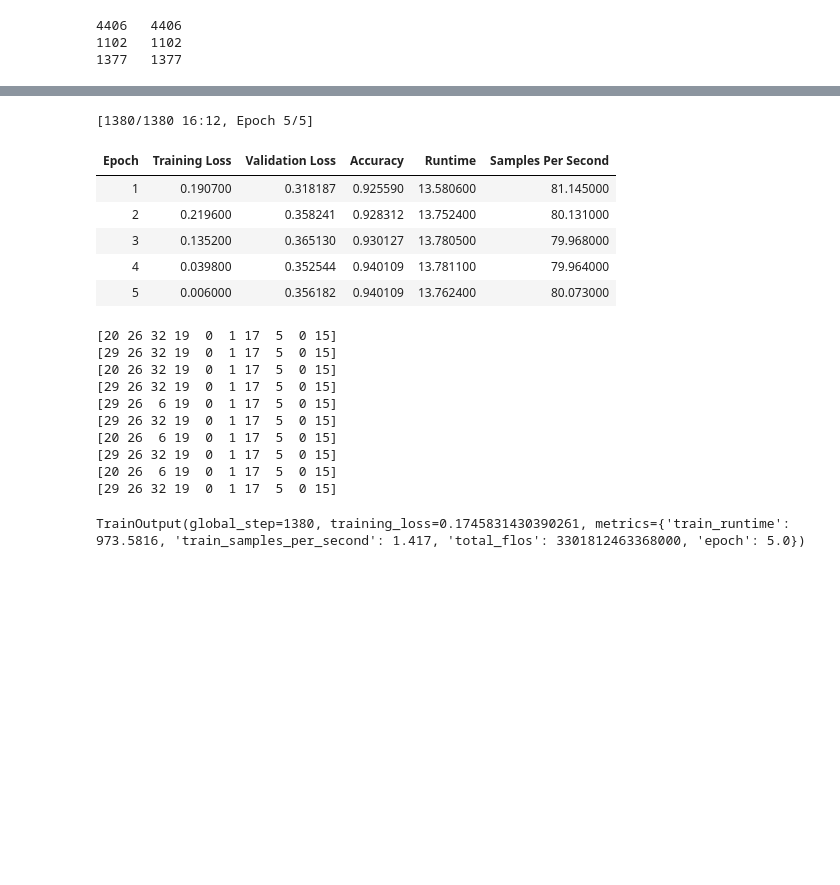
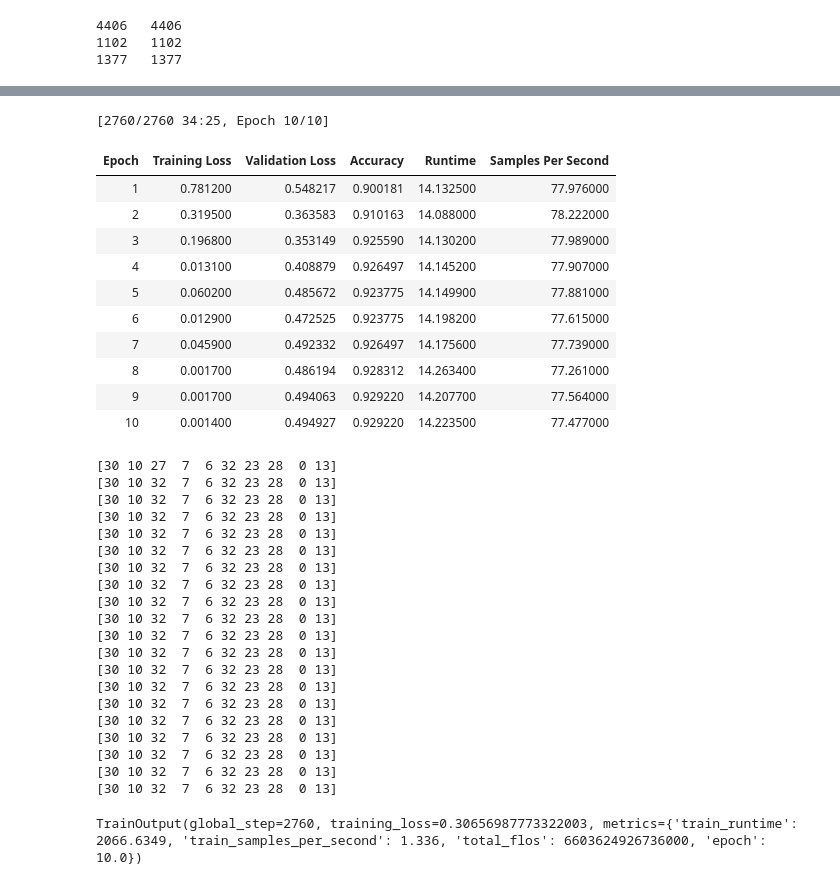
Before and after one commit to bogus1aw/text-classification-benchmark, a Jupyter notebook: M_herBERT_wiki.ipynb, the cells around one changed output, grey strips where cells are left out. Saved outputs shown, nothing was run; the diff lists cells and outputs as text; code cells hidden in the pictures; blank space fills up the shorter version.

Commit message:
benchamark on full wiki dataset for 10 epoch

```diff
--- a/M_herBERT_wiki.ipynb
+++ b/M_herBERT_wiki.ipynb
@@ -51,8 +34,12 @@ def load_corpora_to_dataframe(corpora):
   # trainDF['label'] = labels
   # return trainDF
 
-raw_corpora = '/content/drive/MyDrive/master_datasets/wiki_preprocessed/wikiInOneFileDataset.txt'
-texts, labels = load_corpora_to_dataframe(raw_corpora)
+#raw
+corpora = '/content/drive/MyDrive/master_datasets/wiki_preprocessed/wikiInOneFileDataset.txt'
+#lemmas
+# corpora = '/content/drive/MyDrive/master_datasets/wiki_preprocessed/wikiInOneFileDataset_lemmas.txt'
+
+texts, labels = load_corpora_to_dataframe(corpora)
 # %%
 from sklearn.model_selection import train_test_split
 # create test dataset
@@ -117,58 +104,73 @@ test_dataset = wikiDataset(test_encodings, test_labels)
 from transformers import Trainer, TrainingArguments
 
 training_args = TrainingArguments(
-    output_dir='./results',          # output directory
+    output_dir='./results',
     evaluation_strategy = "epoch",
-    num_train_epochs=5,              # total number of training epochs
-    per_device_train_batch_size=16,  # batch size per device during training
-    per_device_eval_batch_size=64,   # batch size for evaluation
-    warmup_steps=500,                # number of warmup steps for learning rate scheduler
-    weight_decay=0.01,               # strength of weight decay
-    logging_dir='./logs',            # directory for storing logs
+    num_train_epochs=10,
+    per_device_train_batch_size=16,
+    per_device_eval_batch_size=64,
+    warmup_steps=500,
+    weight_decay=0.01,
+    logging_dir='./logs',
     logging_steps=10,
     load_best_model_at_end=True,
     metric_for_best_model="accuracy"
 )
 
 from datasets import load_metric
 import numpy as np
 metric = load_metric('accuracy')
 
 def compute_metrics(eval_pred):
     predictions, labels = eval_pred
     predictions = np.argmax(predictions, axis=1)
     print(predictions[:10])
     print(labels[:10])
     return metric.compute(predictions=predictions, references=labels)
 
 trainer = Trainer(
     model=model,                         # the instantiated 🤗 Transformers model to be trained
     args=training_args,                  # training arguments, defined above
     train_dataset=train_dataset,         # training dataset
     eval_dataset=val_dataset,             # evaluation dataset
     tokenizer=tokenizer,
     compute_metrics=compute_metrics
 )
 trainer.train()
 # %% [output]
-[1380/1380 16:12, Epoch 5/5]
+[2760/2760 34:25, Epoch 10/10]
 | Epoch | Training Loss | Validation Loss | Accuracy | Runtime | Samples Per Second |
-| 1 | 0.190700 | 0.318187 | 0.925590 | 13.580600 | 81.145000 |
-| 2 | 0.219600 | 0.358241 | 0.928312 | 13.752400 | 80.131000 |
-| 3 | 0.135200 | 0.365130 | 0.930127 | 13.780500 | 79.968000 |
-| 4 | 0.039800 | 0.352544 | 0.940109 | 13.781100 | 79.964000 |
-| 5 | 0.006000 | 0.356182 | 0.940109 | 13.762400 | 80.073000 |
+| 1 | 0.781200 | 0.548217 | 0.900181 | 14.132500 | 77.976000 |
+| 2 | 0.319500 | 0.363583 | 0.910163 | 14.088000 | 78.222000 |
+| 3 | 0.196800 | 0.353149 | 0.925590 | 14.130200 | 77.989000 |
+| 4 | 0.013100 | 0.408879 | 0.926497 | 14.145200 | 77.907000 |
+| 5 | 0.060200 | 0.485672 | 0.923775 | 14.149900 | 77.881000 |
+| 6 | 0.012900 | 0.472525 | 0.923775 | 14.198200 | 77.615000 |
+| 7 | 0.045900 | 0.492332 | 0.926497 | 14.175600 | 77.739000 |
+| 8 | 0.001700 | 0.486194 | 0.928312 | 14.263400 | 77.261000 |
+| 9 | 0.001700 | 0.494063 | 0.929220 | 14.207700 | 77.564000 |
+| 10 | 0.001400 | 0.494927 | 0.929220 | 14.223500 | 77.477000 |
-[20 26 32 19  0  1 17  5  0 15]
-[29 26 32 19  0  1 17  5  0 15]
-[20 26 32 19  0  1 17  5  0 15]
-[29 26 32 19  0  1 17  5  0 15]
-[29 26  6 19  0  1 17  5  0 15]
-[29 26 32 19  0  1 17  5  0 15]
-[20 26  6 19  0  1 17  5  0 15]
-[29 26 32 19  0  1 17  5  0 15]
-[20 26  6 19  0  1 17  5  0 15]
-[29 26 32 19  0  1 17  5  0 15]
+[30 10 27  7  6 32 23 28  0 13]
+[30 10 32  7  6 32 23 28  0 13]
+[30 10 32  7  6 32 23 28  0 13]
+[30 10 32  7  6 32 23 28  0 13]
+[30 10 32  7  6 32 23 28  0 13]
+[30 10 32  7  6 32 23 28  0 13]
+[30 10 32  7  6 32 23 28  0 13]
+[30 10 32  7  6 32 23 28  0 13]
+[30 10 32  7  6 32 23 28  0 13]
+[30 10 32  7  6 32 23 28  0 13]
+[30 10 32  7  6 32 23 28  0 13]
+[30 10 32  7  6 32 23 28  0 13]
+[30 10 32  7  6 32 23 28  0 13]
+[30 10 32  7  6 32 23 28  0 13]
+[30 10 32  7  6 32 23 28  0 13]
+[30 10 32  7  6 32 23 28  0 13]
+[30 10 32  7  6 32 23 28  0 13]
+[30 10 32  7  6 32 23 28  0 13]
+[30 10 32  7  6 32 23 28  0 13]
+[30 10 32  7  6 32 23 28  0 13]
-TrainOutput(global_step=1380, training_loss=0.1745831430390261, metrics={'train_runtime': 973.5816, 'train_samples_per_second': 1.417, 'total_flos': 3301812463368000, 'epoch': 5.0})
+TrainOutput(global_step=2760, training_loss=0.30656987773322003, metrics={'train_runtime': 2066.6349, 'train_samples_per_second': 1.336, 'total_flos': 6603624926736000, 'epoch': 10.0})
 # %%
 trainer.evaluate()
 # %% [output]
```
Also changed, not shown: parts of 5 cells of this notebook.
